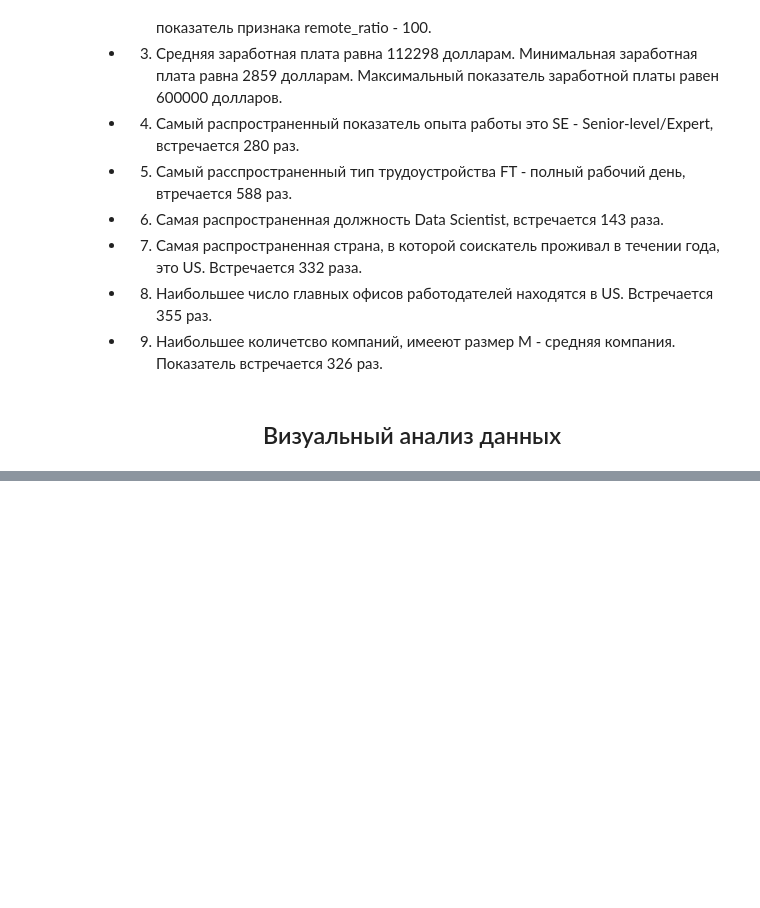
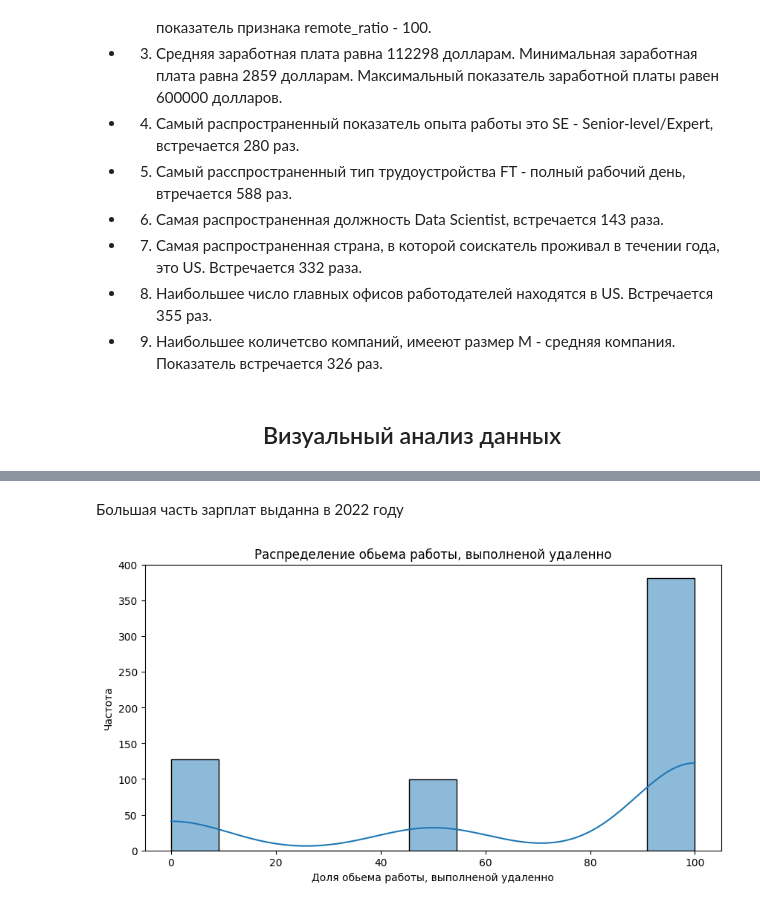
Before and after one commit to Kagemushe/sf_data_science, a Jupyter notebook: ds_salaries.ipynb, the cells around one changed output, grey strips where cells are left out. Saved outputs shown, nothing was run; the diff lists cells and outputs as text; code cells hidden in the pictures; blank space fills up the shorter version.

```diff
--- a/ds_salaries.ipynb
+++ b/ds_salaries.ipynb
@@ -183,0 +190,10 @@ fig, axes = sns.histplot(1, 1, figsize = (10, 5))
+# %% [markdown]
+Большая часть зарплат выданна в 2022 году
+# %%
+# Строим гистограмму распределение частоты для признака remote_ratio
+fig, axes = plt.subplots(1, 1, figsize = (10, 5))
+sns.histplot(data['remote_ratio'], kde=True)
+axes.set(xlabel='Доля обьема работы, выполненой удаленно', ylabel='Частота')
+axes.set(title='Распределение обьема работы, выполненой удаленно');
+# %% [output]
+[figure, added]
```
Also changed, not shown: parts of 68 cells of this notebook.
